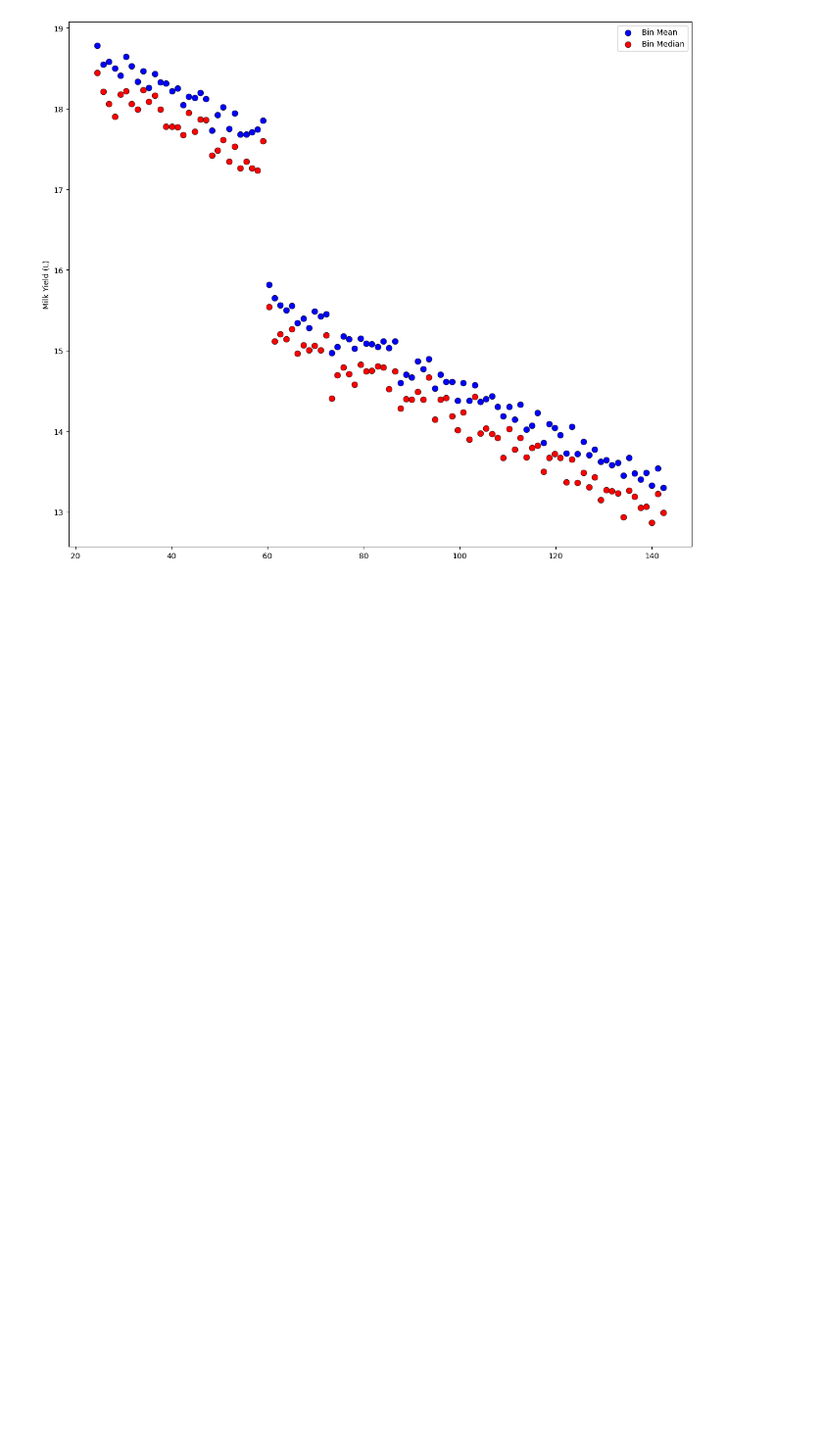
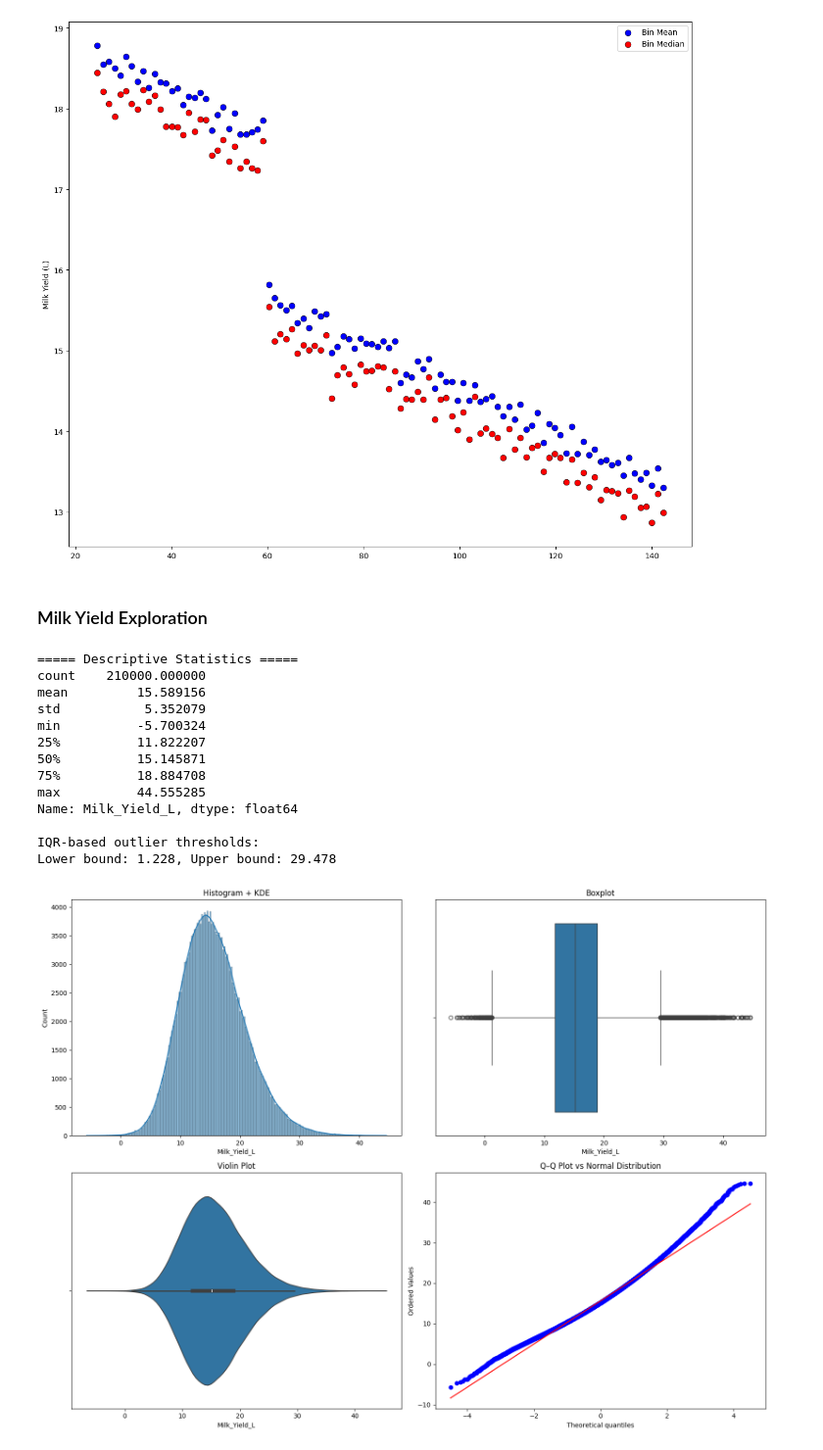
Before and after one commit to AustinJia-code/Yield-Regression, a Jupyter notebook: experiments/exploration.ipynb, the cells around one changed output. Shown at 98% size. Drawn from its saved outputs; the diff is of its cells as text; code cells hidden in the pictures; blank space fills up the shorter version.

```diff
--- a/experiments/exploration.ipynb
+++ b/experiments/exploration.ipynb
@@ -692,3 +737,73 @@ plt.tight_layout()
 plt.show()
 # %% [output]
 [figure]
+# %% [markdown]
+### Milk Yield Exploration
+# %%
+import pandas as pd
+import matplotlib.pyplot as plt
+import seaborn as sns
+import scipy.stats as stats
+
+# --------------------------
+# Load data
+# --------------------------
+data = pd.read_csv("./data/in/cattle_data_train.csv")
+TARGET = "Milk_Yield_L"
+
+y = data[TARGET].dropna()
+
+# --------------------------
+# Print descriptive stats
+# --------------------------
+print("===== Descriptive Statistics =====")
+print(y.describe())
+print("\nIQR-based outlier thresholds:")
+Q1, Q3 = y.quantile(0.25), y.quantile(0.75)
+IQR = Q3 - Q1
+lower = Q1 - 1.5 * IQR
+upper = Q3 + 1.5 * IQR
+print(f"Lower bound: {lower:.3f}, Upper bound: {upper:.3f}")
+
+# --------------------------
+# Plot distribution graphs
+# --------------------------
+plt.figure(figsize=(16, 12))
+
+# Histogram + KDE
+plt.subplot(2, 2, 1)
+sns.histplot(y, kde=True)
+plt.title("Histogram + KDE")
+
+# Boxplot
+plt.subplot(2, 2, 2)
+sns.boxplot(x=y)
+plt.title("Boxplot")
+
+# Violin plot
+plt.subplot(2, 2, 3)
+sns.violinplot(x=y)
+plt.title("Violin Plot")
+
+# Q-Q plot
+plt.subplot(2, 2, 4)
+stats.probplot(y, dist="norm", plot=plt)
+plt.title("Q–Q Plot vs Normal Distribution")
+
+plt.tight_layout()
+plt.show()
+# %% [output]
+===== Descriptive Statistics =====
+count    210000.000000
+mean         15.589156
+std           5.352079
+min          -5.700324
+25%          11.822207
+50%          15.145871
+75%          18.884708
+max          44.555285
+Name: Milk_Yield_L, dtype: float64
+
+IQR-based outlier thresholds:
+Lower bound: 1.228, Upper bound: 29.478
+[figure, added]
```
Also changed, not shown: parts of 5 cells of this notebook, 35 other files.
